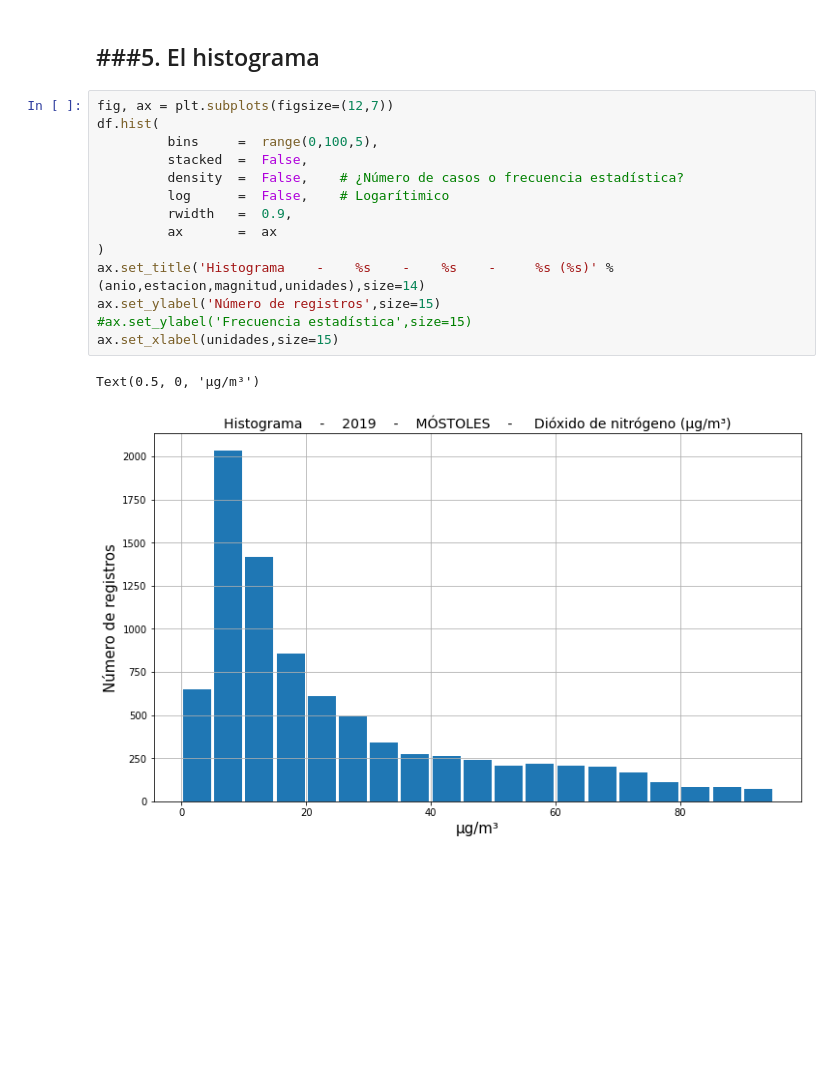
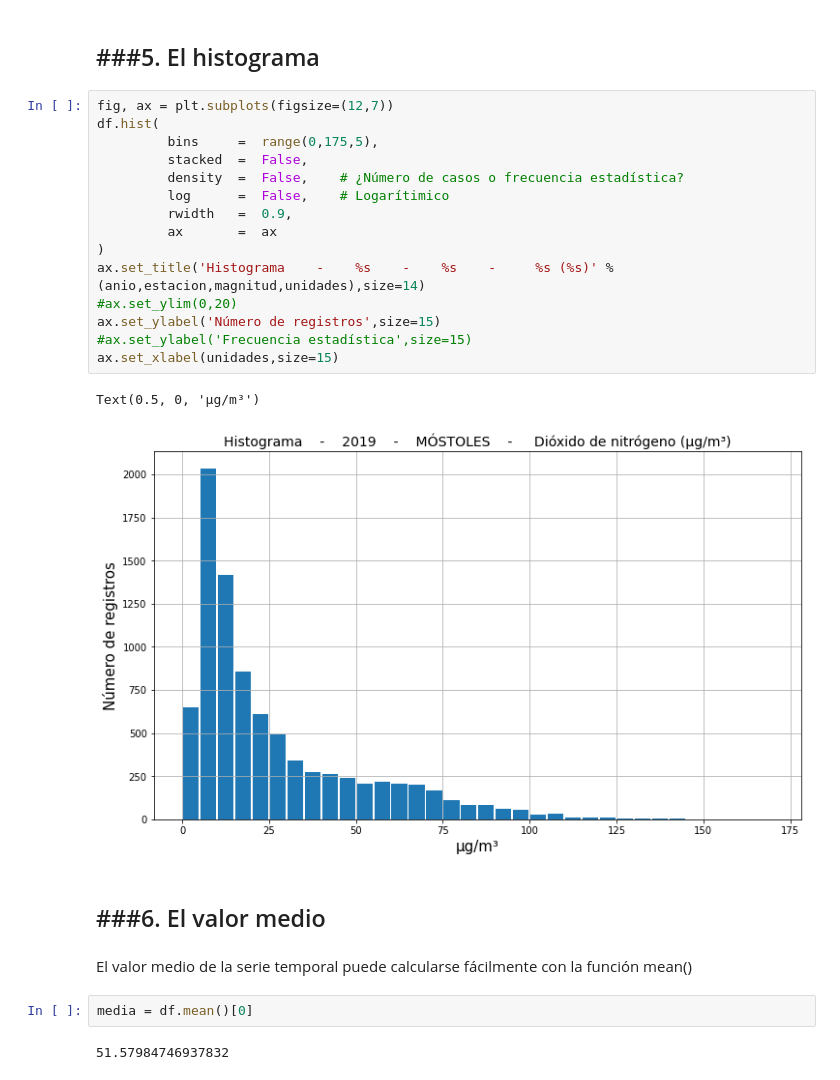
Before and after one commit to waveology/aire, a Jupyter notebook: 4_caracterización_estadistica_datos.ipynb, the cells around one changed output. Saved outputs shown, nothing was run; the diff lists cells and outputs as text; blank space fills up the shorter version.

```diff
--- a/4_caracterización_estadistica_datos.ipynb
+++ b/4_caracterización_estadistica_datos.ipynb
@@ -154,17 +154,27 @@ df.plot(marker='o',                                           # Símbolo
 # %%
 fig, ax = plt.subplots(figsize=(12,7))
 df.hist(
-         bins     =  range(0,100,5),
+         bins     =  range(0,175,5),
          stacked  =  False,
          density  =  False,    # ¿Número de casos o frecuencia estadística?
          log      =  False,    # Logarítimico
          rwidth   =  0.9,
          ax       =  ax
 )
 ax.set_title('Histograma    -    %s    -    %s    -     %s (%s)' % (anio,estacion,magnitud,unidades),size=14)
+#ax.set_ylim(0,20)
 ax.set_ylabel('Número de registros',size=15)
 #ax.set_ylabel('Frecuencia estadística',size=15)
 ax.set_xlabel(unidades,size=15)
 # %% [output]
 Text(0.5, 0, 'μg/m³')
-[figure, old version]
+[figure, new version]
+# %% [markdown]
+###6. El valor medio
+---
+# %% [markdown]
+El valor medio de la serie temporal puede calcularse fácilmente con la función mean()
+# %%
+media = df.mean()[0]
+# %% [output]
+51.57984746937832
```
Also changed, not shown: parts of 5 cells of this notebook.
